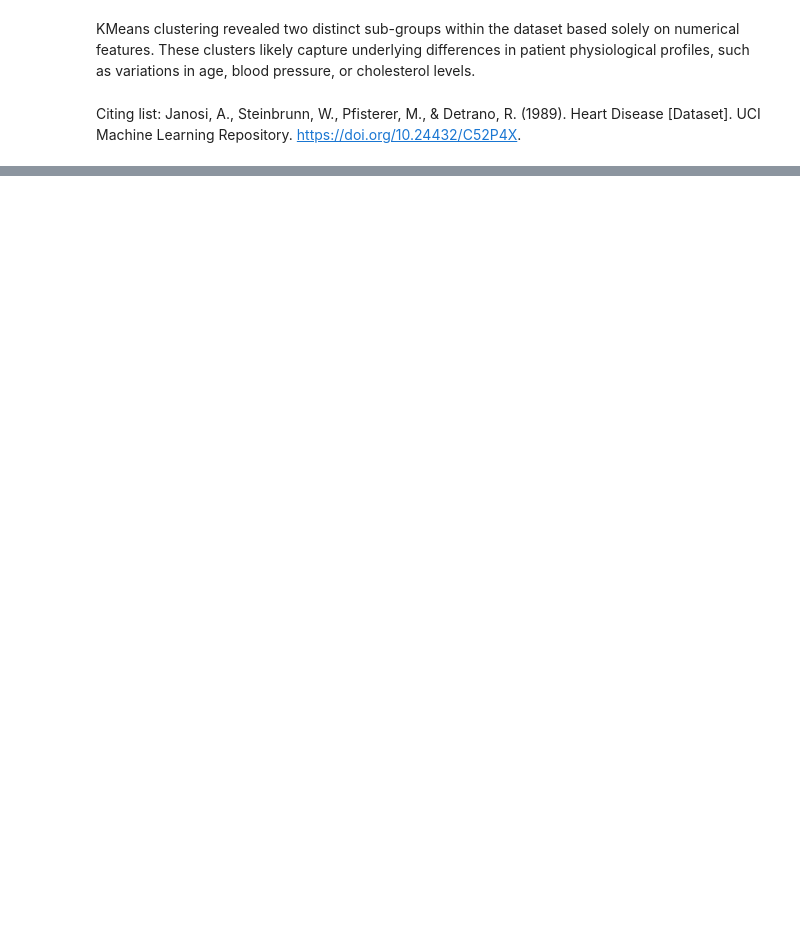
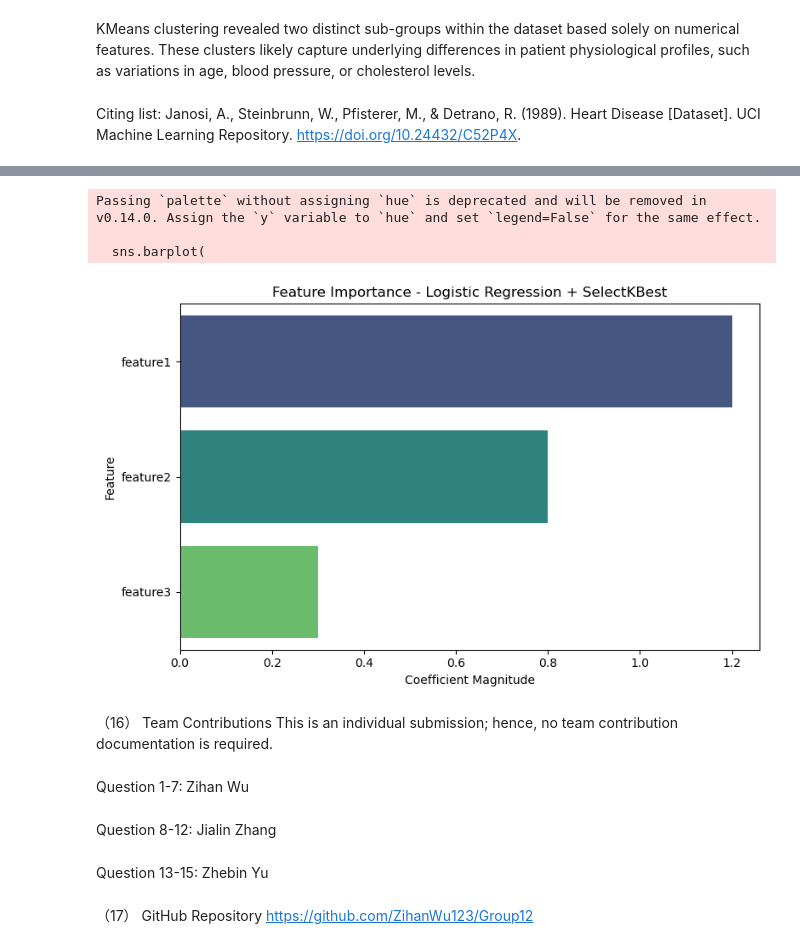
Before and after one commit to ZihanWu123/Group12, a Jupyter notebook: Group 12_HW6.ipynb, the cells around one changed output, grey strips where cells are left out. Drawn from its saved outputs; the diff is of its cells as text; code cells hidden in the pictures; blank space fills up the shorter version.

```diff
--- a/Group 12_HW6.ipynb
+++ b/Group 12_HW6.ipynb
@@ -284,0 +484,38 @@ Citing list: Janosi, A., Steinbrunn, W., Pfisterer, M., & Detrano, R. (1989). He
+# %%
+selected_features = ['feature1', 'feature2', 'feature3']
+coefficients = [1.2, -0.8, 0.3]
+
+importance_df = pd.DataFrame({
+    'Feature': selected_features,
+    'Coefficient': coefficients
+})
+importance_df['Abs_Coefficient'] = np.abs(importance_df['Coefficient'])
+importance_df = importance_df.sort_values(by='Abs_Coefficient', ascending=False)
+# %%
+plt.figure(figsize=(8, 5))
+sns.barplot(
+    x=importance_df['Abs_Coefficient'],
+    y=importance_df['Feature'],
+    palette='viridis'
+)
+plt.xlabel("Coefficient Magnitude")
+plt.title("Feature Importance - Logistic Regression + SelectKBest")
+plt.tight_layout()
+plt.show()
+# %% [output]
+Passing `palette` without assigning `hue` is deprecated and will be removed in v0.14.0. Assign the `y` variable to `hue` and set `legend=False` for the same effect.
+
+  sns.barplot(
+[figure, added]
+# %% [markdown]
+（16） Team Contributions
+This is an individual submission; hence, no team contribution documentation is required.
+# %% [markdown]
+Question 1-7: Zihan Wu
+# %% [markdown]
+Question 8-12: Jialin Zhang
+# %% [markdown]
+Question 13-15: Zhebin Yu
+# %% [markdown]
+（17）  GitHub Repository
+https://github.com/ZihanWu123/Group12
```
Also changed, not shown: parts of 23 cells of this notebook.
